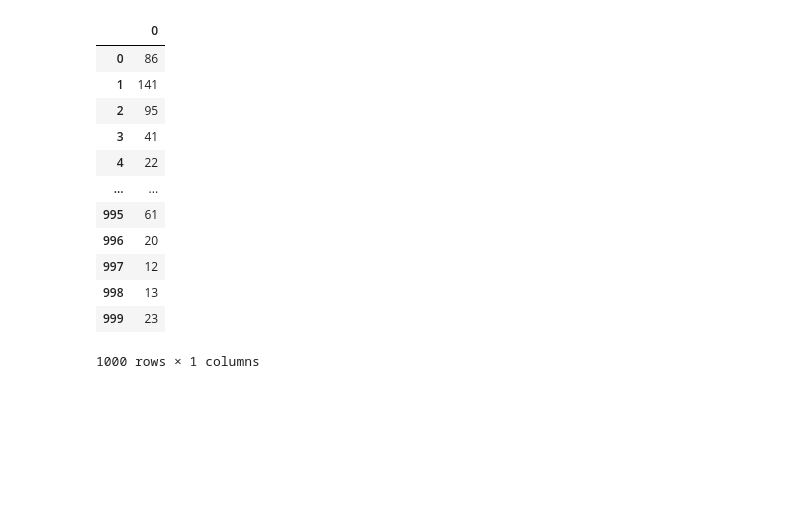
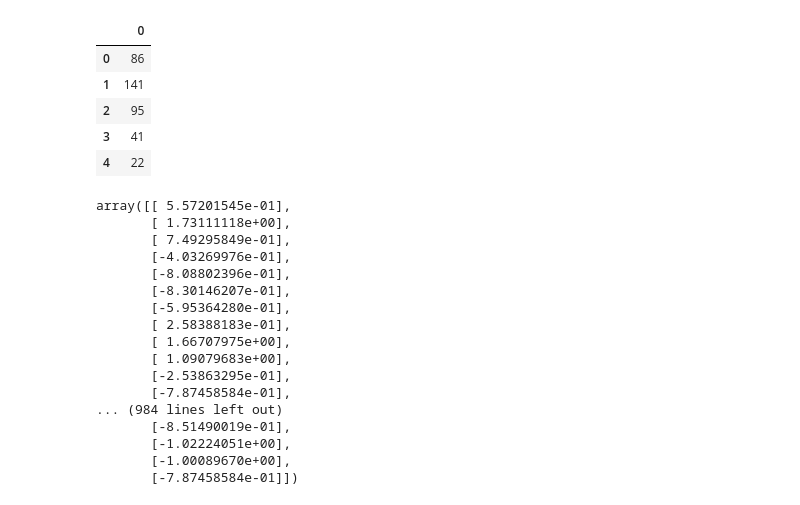
Before and after one commit to Mashu02/DeepLearning_Assignment1, a Jupyter notebook: test.ipynb, the cells around one changed output. Saved outputs shown, nothing was run; the diff lists cells and outputs as text; code cells hidden in the pictures; blank space fills up the shorter version.

```diff
--- a/test.ipynb
+++ b/test.ipynb
@@ -8,18 +9,35 @@ mat = scipy.io.loadmat('Xtrain.mat')
 # %%
 df = pd.DataFrame(mat['Xtrain'])
 # %%
-df
+df.head()
 # %% [output]
 |  | 0 |
 | 0 | 86 |
 | 1 | 141 |
 | 2 | 95 |
 | 3 | 41 |
 | 4 | 22 |
-| ... | ... |
-| 995 | 61 |
-| 996 | 20 |
-| 997 | 12 |
-| 998 | 13 |
-| 999 | 23 |
-1000 rows × 1 columns
+# %%
+# scale data
+from sklearn.preprocessing import StandardScaler
+scaler = StandardScaler()
+scaled_data = scaler.fit_transform(df)
+scaled_data
+# %% [output]
+array([[ 5.57201545e-01],
+       [ 1.73111118e+00],
+       [ 7.49295849e-01],
+       [-4.03269976e-01],
+       [-8.08802396e-01],
+       [-8.30146207e-01],
+       [-5.95364280e-01],
+       [ 2.58388183e-01],
+       [ 1.66707975e+00],
+       [ 1.09079683e+00],
+       [-2.53863295e-01],
+       [-7.87458584e-01],
+... (984 lines left out)
+       [-8.51490019e-01],
+       [-1.02224051e+00],
+       [-1.00089670e+00],
+       [-7.87458584e-01]])
```
Also changed, not shown: parts of 10 cells of this notebook.
